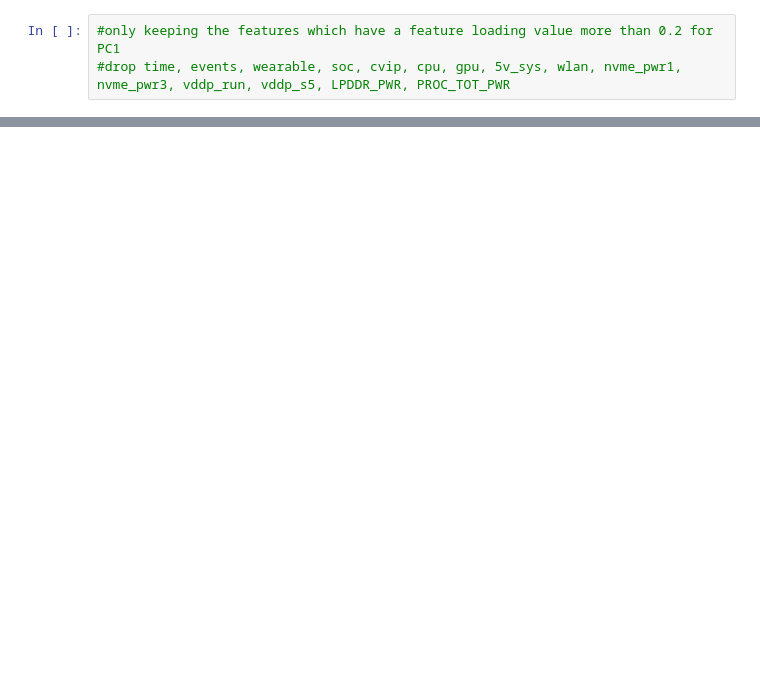
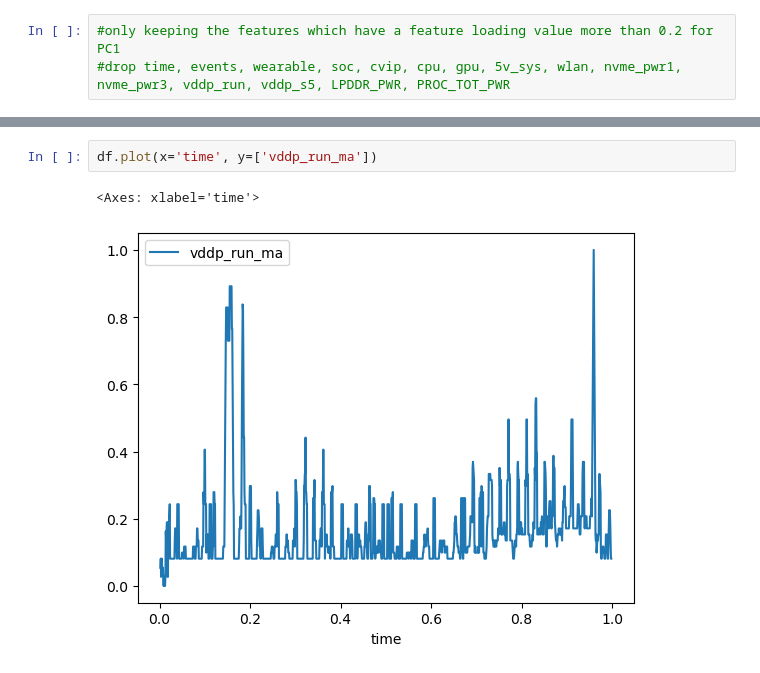
Before and after one commit to jai-sundaram/ar-privacy, a Jupyter notebook: BurgsDevelopment/Jai Data Analysis/sma.ipynb, the cells around one changed output, grey strips where cells are left out. Drawn from its saved outputs; the diff is of its cells as text; blank space fills up the shorter version.

```diff
--- a/BurgsDevelopment/Jai Data Analysis/sma.ipynb
+++ b/BurgsDevelopment/Jai Data Analysis/sma.ipynb
@@ -48,0 +60,5 @@ print(dataset)
+# %%
+df.plot(x='time', y=['vddp_run_ma'])
+# %% [output]
+<Axes: xlabel='time'>
+[figure, added]
```
Also changed, not shown: parts of 6 cells of this notebook, 3 other files.
